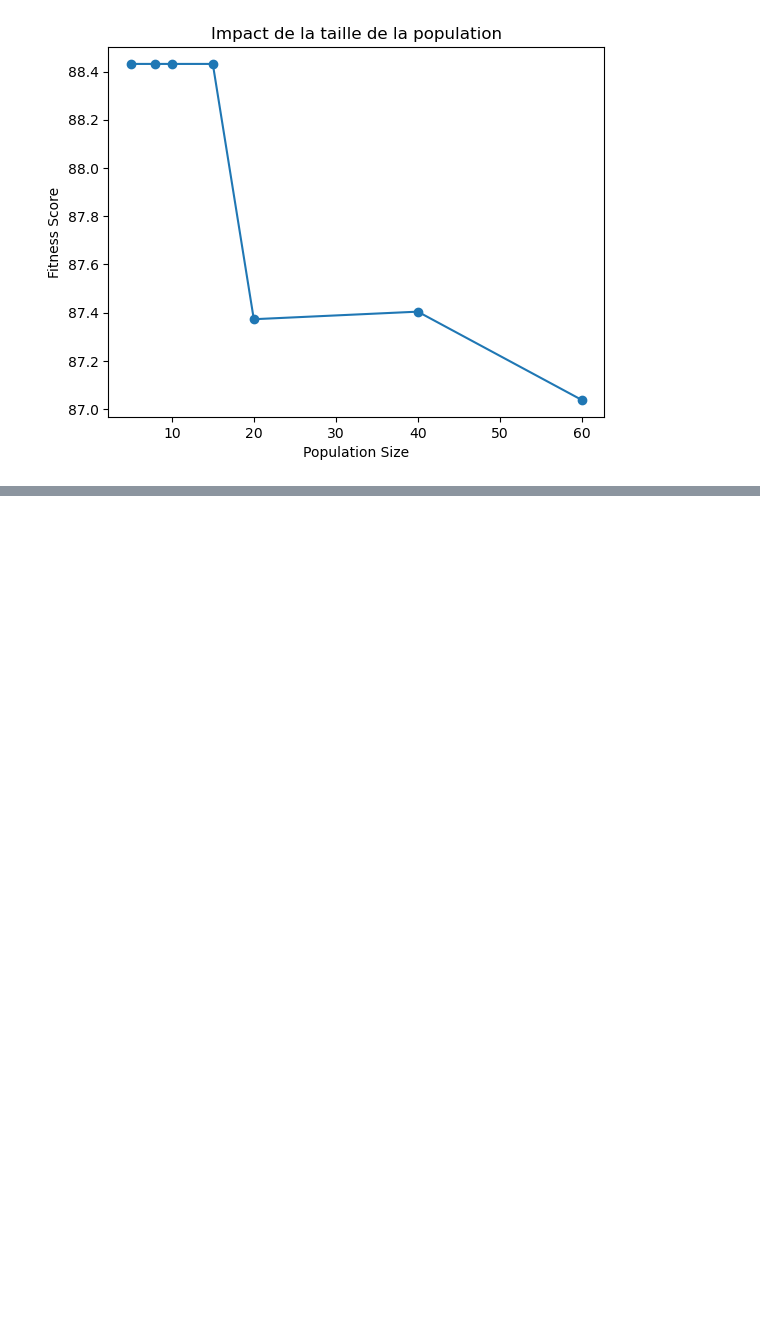
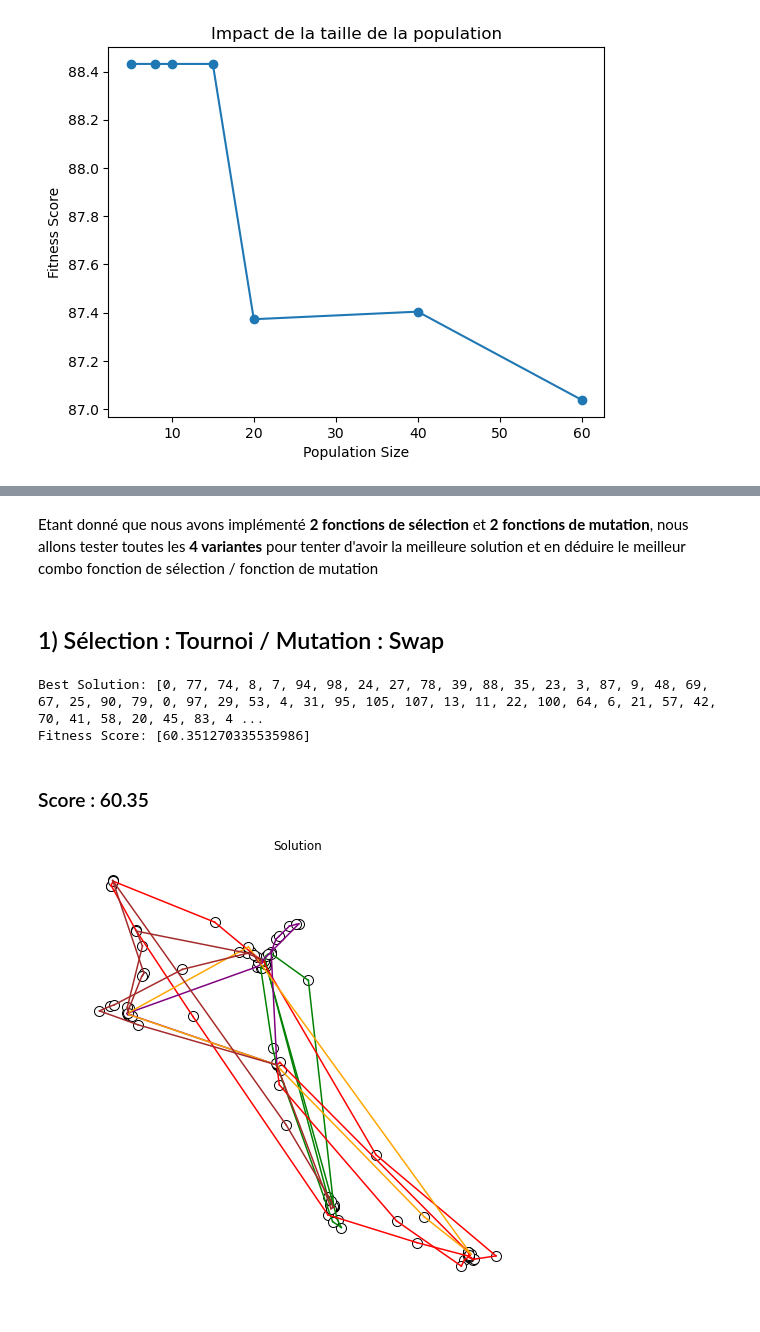
Before and after one commit to D0gmaDev/ico-2025, a Jupyter notebook: meta_heuristique_notebook.ipynb, the cells around one changed output, grey strips where cells are left out. Drawn from its saved outputs; the diff is of its cells as text; code cells hidden in the pictures; blank space fills up the shorter version.

```diff
--- a/meta_heuristique_notebook.ipynb
+++ b/meta_heuristique_notebook.ipynb
@@ -633,0 +804,5 @@ plt.show()
+# %%
+test_state = load_data()
+
+print(len(test_state['orders']))
+print(len(test_state['position']))
@@ -633,0 +819,24 @@ plt.show()
+# %%
+population_size = 120
+generations = 2500
+mutation_rate = 0.2
+# %% [markdown]
+Etant donné que nous avons implémenté **2 fonctions de sélection** et **2 fonctions de mutation**, nous allons tester toutes les **4 variantes** pour tenter d'avoir la meilleure solution et en déduire le meilleur combo fonction de sélection / fonction de mutation
+# %% [markdown]
+## 1) Sélection : Tournoi / Mutation : Swap
+# %%
+population = [construct_initial_solution(test_state) for _ in range(population_size)]
+best_solution, best_fitness = genetic_algorithm(test_state, population, population_size, [generations], mutation_rate, selection_method='tournament', mutation_method='swap')
+best_solution = best_solution[0]
+
+print("Best Solution:", best_solution)
+print("Fitness Score:", best_fitness)
+# %% [output]
+Best Solution: [0, 77, 74, 8, 7, 94, 98, 24, 27, 78, 39, 88, 35, 23, 3, 87, 9, 48, 69, 67, 25, 90, 79, 0, 97, 29, 53, 4, 31, 95, 105, 107, 13, 11, 22, 100, 64, 6, 21, 57, 42, 70, 41, 58, 20, 45, 83, 4 ...
+Fitness Score: [60.351270335535986]
+# %% [markdown]
+### Score : 60.35
+# %%
+plot_solution(test_state, best_solution)
+# %% [output]
+[figure, added]
```
Also changed, not shown: parts of 32 cells of this notebook.
